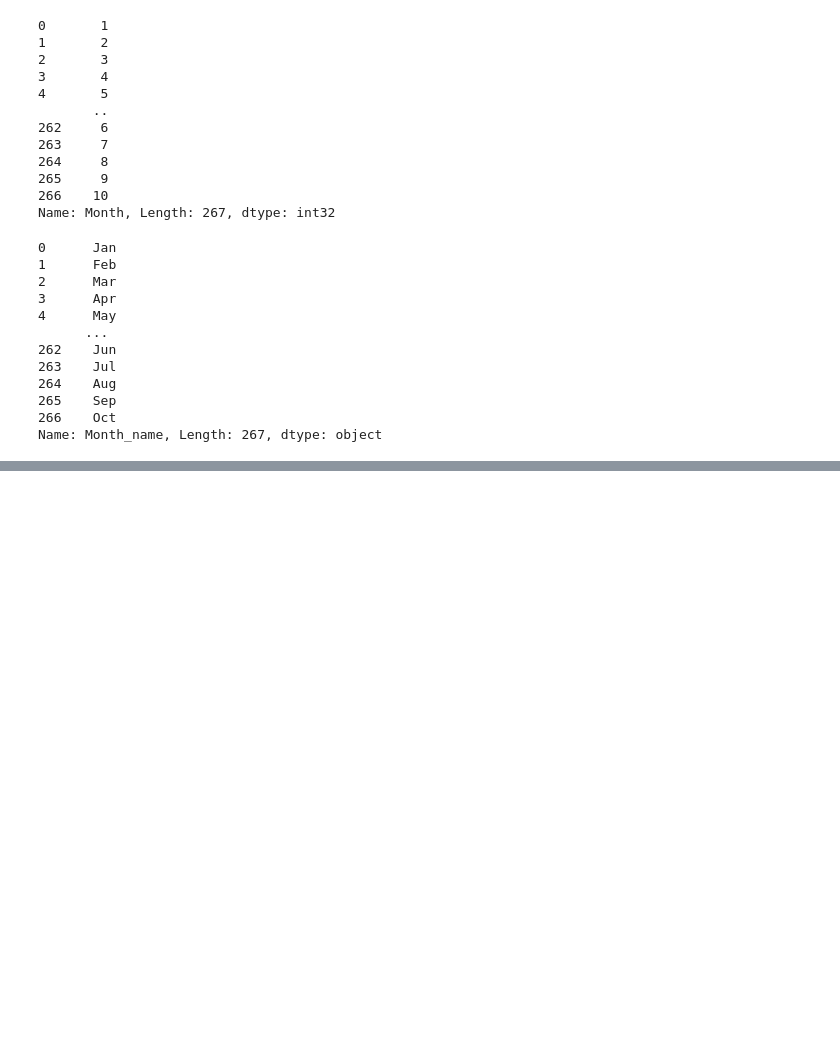
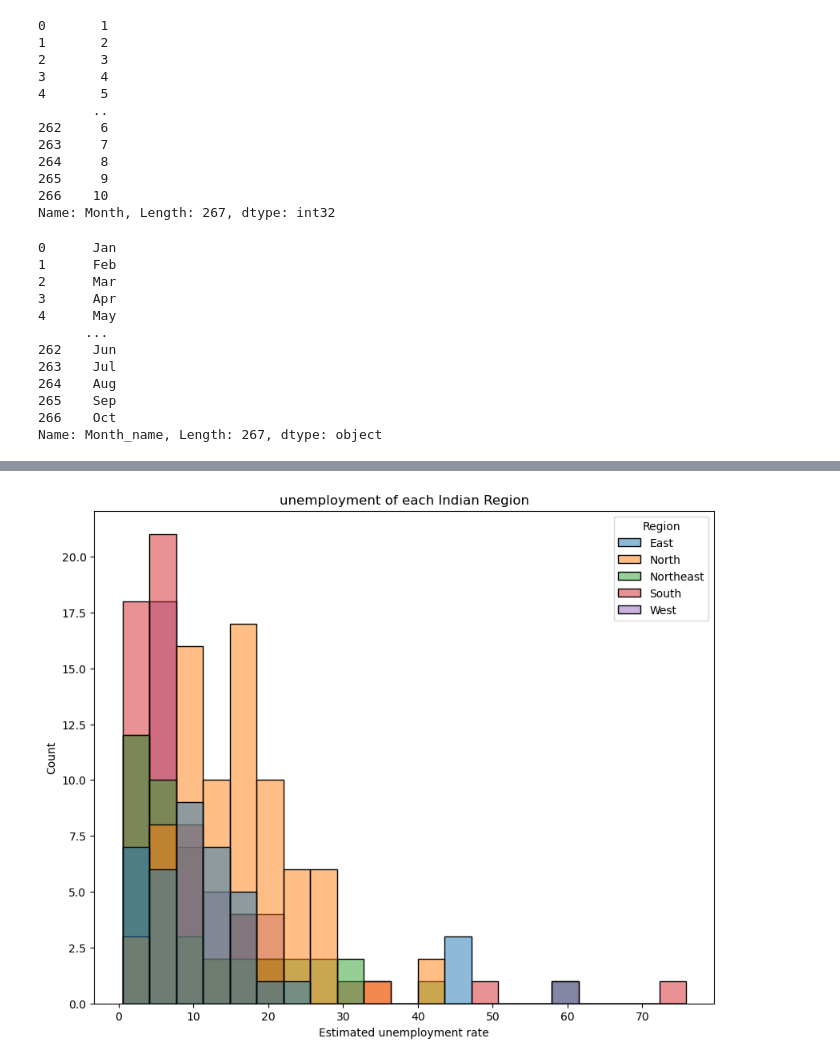
Before and after one commit to legend123213/oibsip_task2, a Jupyter notebook: unemployment_analysis.ipynb, the cells around one changed output, grey strips where cells are left out. Drawn from its saved outputs; the diff is of its cells as text; code cells hidden in the pictures; blank space fills up the shorter version.

```diff
--- a/unemployment_analysis.ipynb
+++ b/unemployment_analysis.ipynb
@@ -133,0 +160,8 @@ abel = "wendmu"
+# %%
+#The rate of unemployment by each regions
+plt.figure(figsize=(10, 8))
+plt.title("unemployment of each Indian Region")
+sns.histplot(x="Estimated unemployment rate", hue="Region", data=df)
+plt.show()
+# %% [output]
+[figure, added]
```
Also changed, not shown: parts of 13 cells of this notebook.
